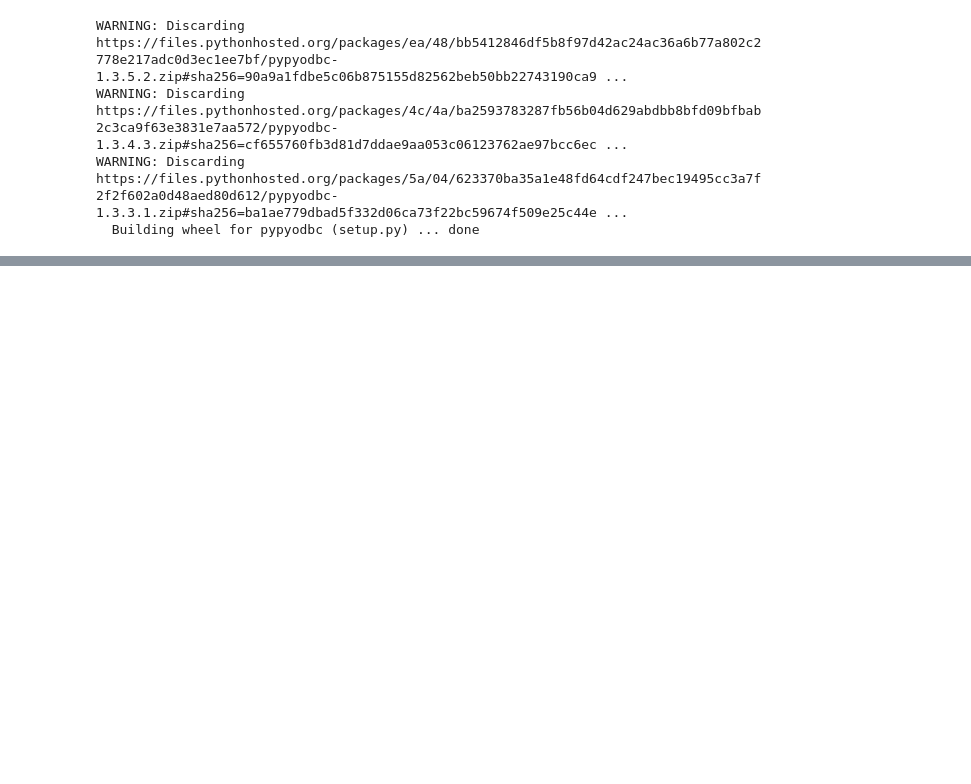
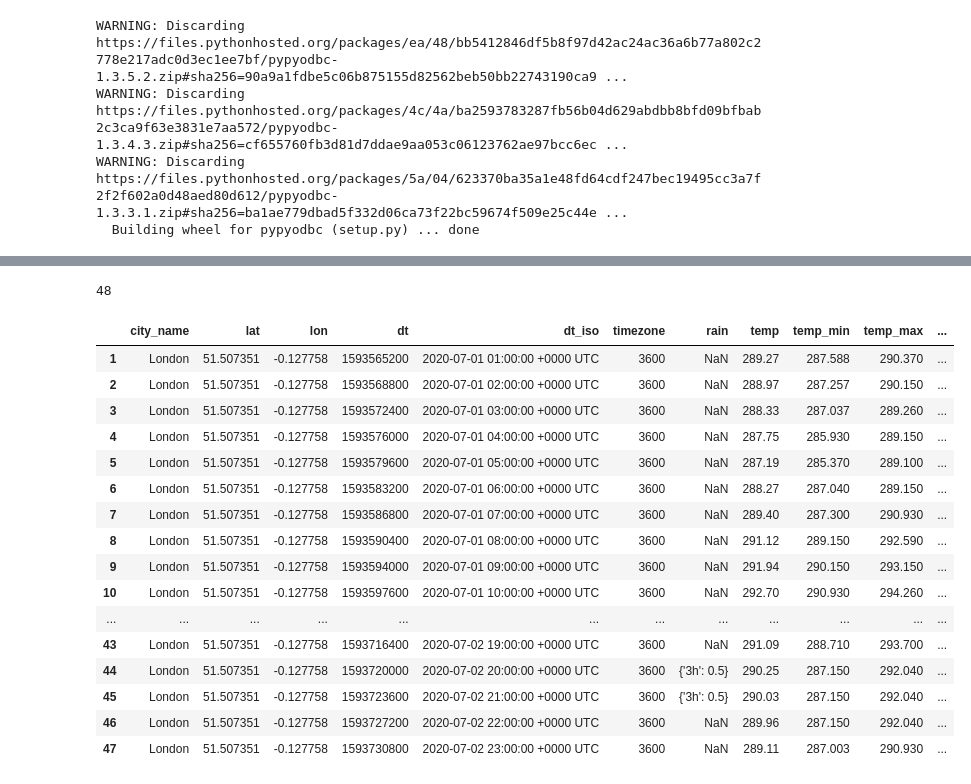
Before and after one commit to divyakumar95/ProgrammingDA_CA, a Jupyter notebook: Prog_Da_CA02.ipynb, the cells around one changed output, grey strips where cells are left out. Drawn from its saved outputs; the diff is of its cells as text; code cells hidden in the pictures; blank space fills up the shorter version.

```diff
--- a/Prog_Da_CA02.ipynb
+++ b/Prog_Da_CA02.ipynb
@@ -49,0 +60,5 @@ import pypyodbc
+# %%
+import pandas as pd
+
+data = pd.read_json(jsonpath)
+data.head()
@@ -49,0 +81,6 @@ import pypyodbc
+# %%
+main = pd.json_normalize(data['main'])
+wind = pd.json_normalize(data['wind'])
+cloud = pd.json_normalize(data['clouds'])
+result = pd.concat([data,main,wind,cloud],axis=1)
+result.head()
@@ -49,0 +94,8 @@ import pypyodbc
+# %%
+result = result.drop(['main','wind','clouds'],axis=1)
+# %%
+for i in data['weather'][0]:
+  weather = pd.json_normalize(i)
+result = pd.concat([result,weather],axis=1)
+result = result.drop('weather',axis=1)
+result.head()
@@ -49,0 +109,24 @@ import pypyodbc
+# %%
+len(result)
+# %% [output]
+48
+# %%
+result[result['main'].isna()]
+# %% [output]
+|  | city_name | lat | lon | dt | dt_iso | timezone | rain | temp | temp_min | temp_max | ... |
+| 1 | London | 51.507351 | -0.127758 | 1593565200 | 2020-07-01 01:00:00 +0000 UTC | 3600 | NaN | 289.27 | 287.588 | 290.370 | ... |
+| 2 | London | 51.507351 | -0.127758 | 1593568800 | 2020-07-01 02:00:00 +0000 UTC | 3600 | NaN | 288.97 | 287.257 | 290.150 | ... |
+| 3 | London | 51.507351 | -0.127758 | 1593572400 | 2020-07-01 03:00:00 +0000 UTC | 3600 | NaN | 288.33 | 287.037 | 289.260 | ... |
+| 4 | London | 51.507351 | -0.127758 | 1593576000 | 2020-07-01 04:00:00 +0000 UTC | 3600 | NaN | 287.75 | 285.930 | 289.150 | ... |
+| 5 | London | 51.507351 | -0.127758 | 1593579600 | 2020-07-01 05:00:00 +0000 UTC | 3600 | NaN | 287.19 | 285.370 | 289.100 | ... |
+| 6 | London | 51.507351 | -0.127758 | 1593583200 | 2020-07-01 06:00:00 +0000 UTC | 3600 | NaN | 288.27 | 287.040 | 289.150 | ... |
+| 7 | London | 51.507351 | -0.127758 | 1593586800 | 2020-07-01 07:00:00 +0000 UTC | 3600 | NaN | 289.40 | 287.300 | 290.930 | ... |
+| 8 | London | 51.507351 | -0.127758 | 1593590400 | 2020-07-01 08:00:00 +0000 UTC | 3600 | NaN | 291.12 | 289.150 | 292.590 | ... |
+| 9 | London | 51.507351 | -0.127758 | 1593594000 | 2020-07-01 09:00:00 +0000 UTC | 3600 | NaN | 291.94 | 290.150 | 293.150 | ... |
+| 10 | London | 51.507351 | -0.127758 | 1593597600 | 2020-07-01 10:00:00 +0000 UTC | 3600 | NaN | 292.70 | 290.930 | 294.260 | ... |
+| ... | ... | ... | ... | ... | ... | ... | ... | ... | ... | ... | ... |
+| 43 | London | 51.507351 | -0.127758 | 1593716400 | 2020-07-02 19:00:00 +0000 UTC | 3600 | NaN | 291.09 | 288.710 | 293.700 | ... |
+| 44 | London | 51.507351 | -0.127758 | 1593720000 | 2020-07-02 20:00:00 +0000 UTC | 3600 | {'3h': 0.5} | 290.25 | 287.150 | 292.040 | ... |
+| 45 | London | 51.507351 | -0.127758 | 1593723600 | 2020-07-02 21:00:00 +0000 UTC | 3600 | {'3h': 0.5} | 290.03 | 287.150 | 292.040 | ... |
+| 46 | London | 51.507351 | -0.127758 | 1593727200 | 2020-07-02 22:00:00 +0000 UTC | 3600 | NaN | 289.96 | 287.150 | 292.040 | ... |
+| 47 | London | 51.507351 | -0.127758 | 1593730800 | 2020-07-02 23:00:00 +0000 UTC | 3600 | NaN | 289.11 | 287.003 | 290.930 | ... |
```
Also changed, not shown: parts of 11 cells of this notebook.
